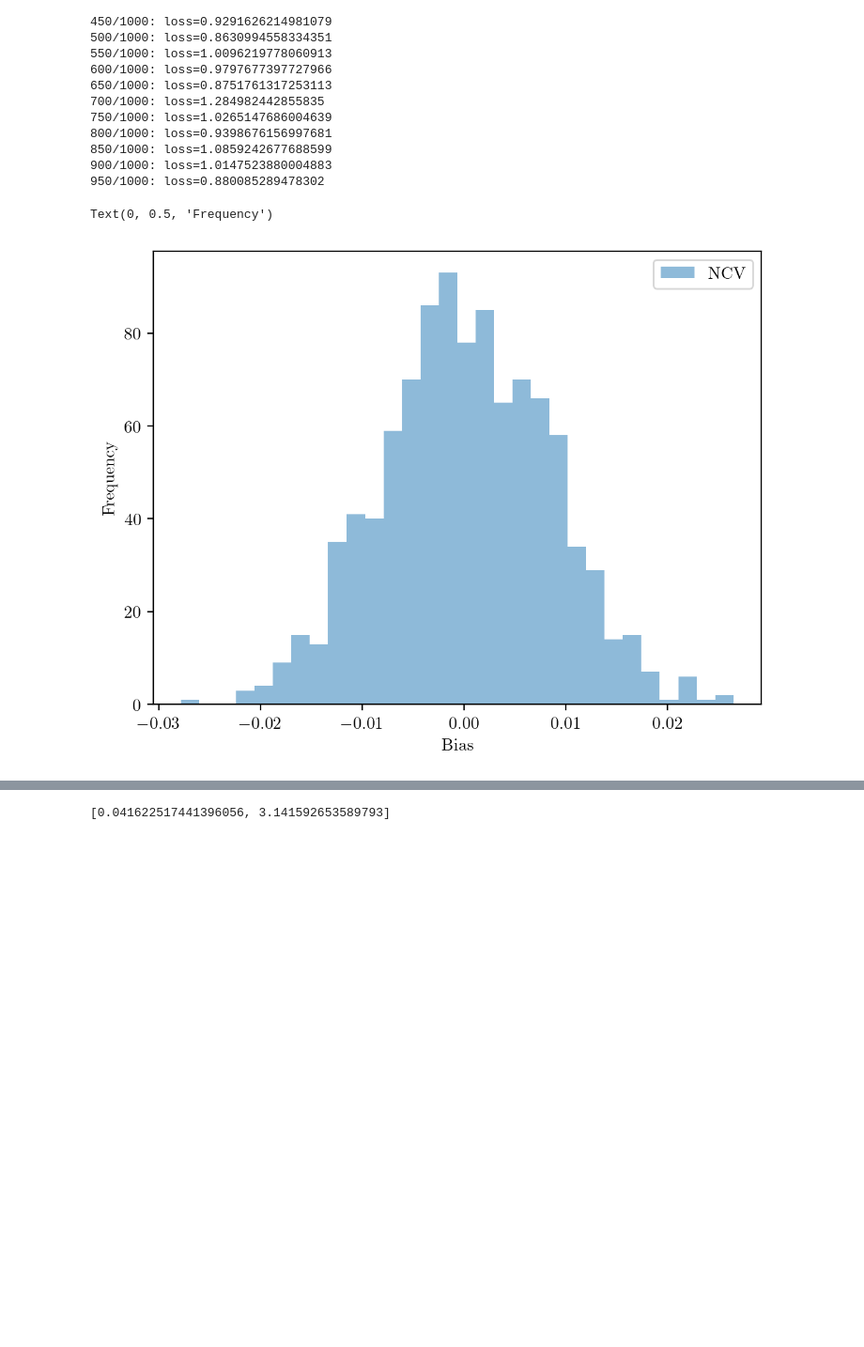
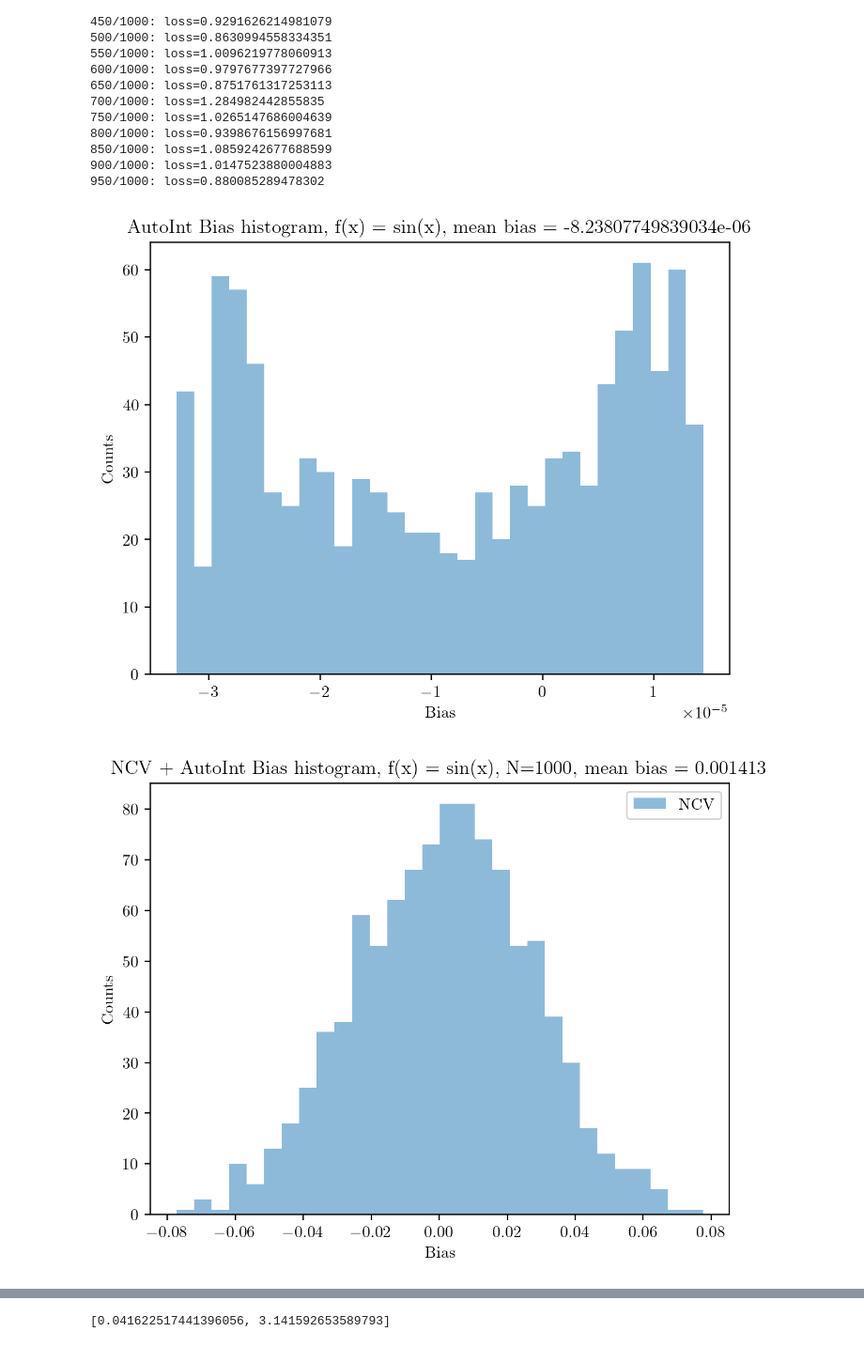
Before and after one commit to Sidharth3301/NCVwithAutoInt, a Jupyter notebook: bias.ipynb, the cells around one changed output, grey strips where cells are left out. Shown at 94% size. Cells and saved outputs as stored; diff of their text form; code cells hidden in the pictures; blank space fills up the shorter version.

```diff
--- a/bias.ipynb
+++ b/bias.ipynb
@@ -151,38 +151,45 @@ def trials(noise_level =0.1,  runs=1000):
     ncv_bias_10k = []
     for i in range(runs):
         base_domain = [0, np.pi]
         noise = np.random.randn() * noise_level
         new_domain = [base_domain[0] + noise, base_domain[1] + noise]
         new_domain[0] = min(max(new_domain[0], 0), np.pi)
         new_domain[1] = min(max(new_domain[1], 0), np.pi)
         true_value = true_integral(torch.tensor(new_domain[0]), torch.tensor(new_domain[1]))
 
-        # autoint_est = eval_autoint(integral_net, new_domain)
+        autoint_est = eval_autoint(integral_net, new_domain)
         g_integral = eval_autoint(cv_integral, new_domain)
-        ncv_est_mean = eval_ncv(f,cv_fn, g_integral=g_integral, domain = new_domain, n_samples=10000, repeat=False)
-        # autoint_bias.append((autoint_est - true_value))
+        ncv_est_mean = eval_ncv(f,cv_fn, g_integral=g_integral, domain = new_domain, n_samples=1000, repeat=False)
+        autoint_bias.append((autoint_est - true_value))
         ncv_bias_10k.append(ncv_est_mean - true_value)
     return autoint_bias, ncv_bias_10k
 
 # print("True Value:", true_value)
 # print("AutoInt Estimate:", autoint_est)
 # print(f"NCV Estimate : {ncv_est_mean} std: {ncv_est_std}")
 
 
 # print("AutoInt Bias:", abs(autoint_est - true_value))
 # print("NCV Bias:", abs(ncv_est_mean - true_value))
 from matplotlib import pyplot as plt
 plt.rc('text', usetex=True)
 plt.rc('font', family='serif')
 plt.figure( dpi=200)
 autoint_bias, ncv_bias_10k = trials(runs=1000)
-# plt.hist(autoint_bias, bins=30, alpha=0.5, label='AutoInt')
+plt.hist(autoint_bias, bins=30, alpha=0.5, label='AutoInt')
+plt.title(f'AutoInt Bias histogram, f(x) = sin(x), mean bias = {np.mean(autoint_bias)}')
+plt.xlabel('Bias')
+plt.ylabel('Counts')
+plt.show()
+plt.figure(dpi=200)
 plt.hist(ncv_bias_10k, bins=30, alpha=0.5, label='NCV')
+plt.title(f'NCV + AutoInt Bias histogram, f(x) = sin(x), N=1000, mean bias = {np.mean(ncv_bias_10k):7f}')
+
 plt.legend(loc='upper right')
 plt.xlabel('Bias')
-plt.ylabel('Frequency')
+plt.ylabel('Counts')
 
-# plt.show()
+plt.show()
 # %% [output]
-Text(0, 0.5, 'Frequency')
-[figure, old version]
+[figure, new version]
+[figure, added]
```
Also changed, not shown: parts of 2 cells of this notebook.
